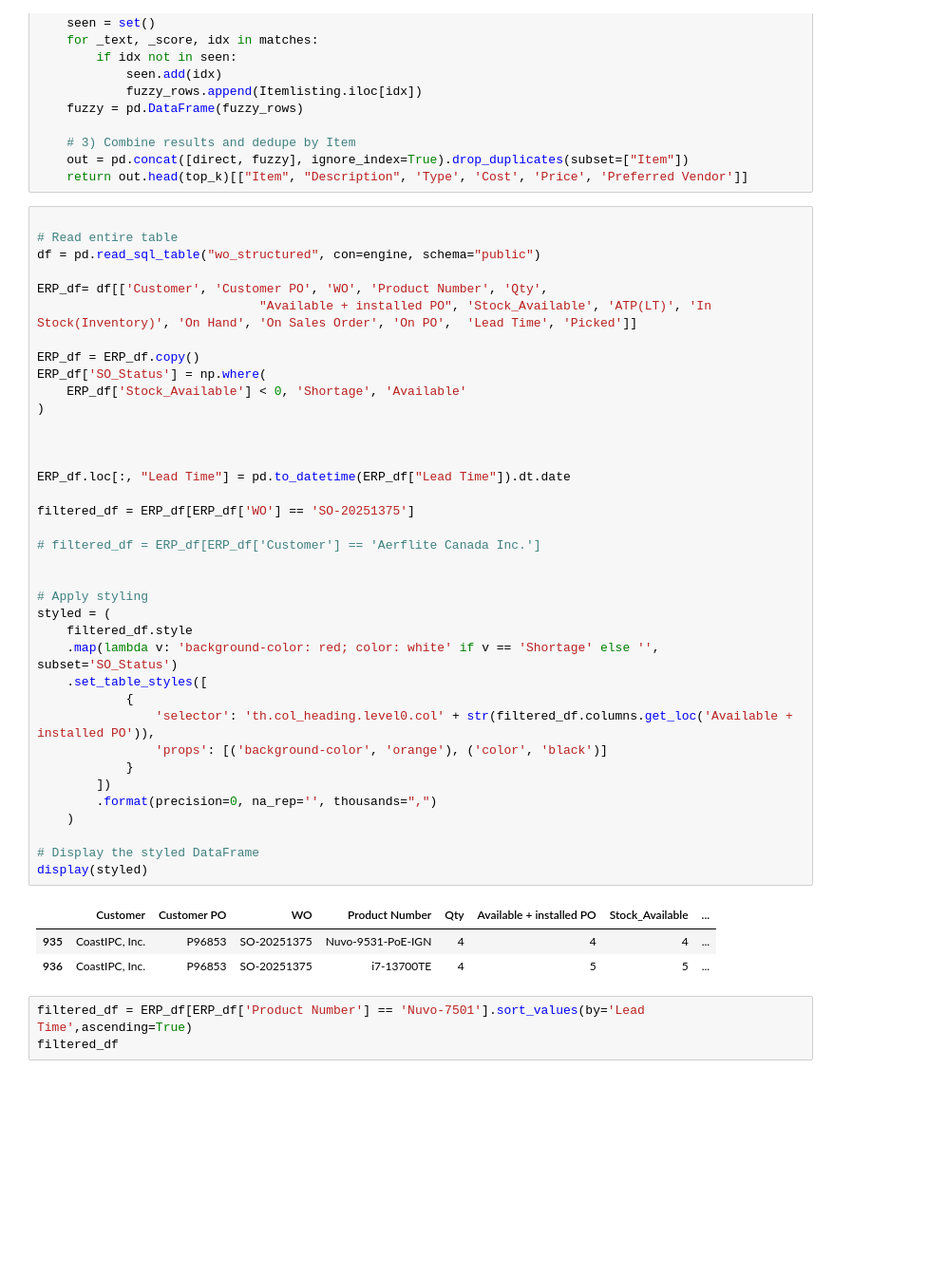
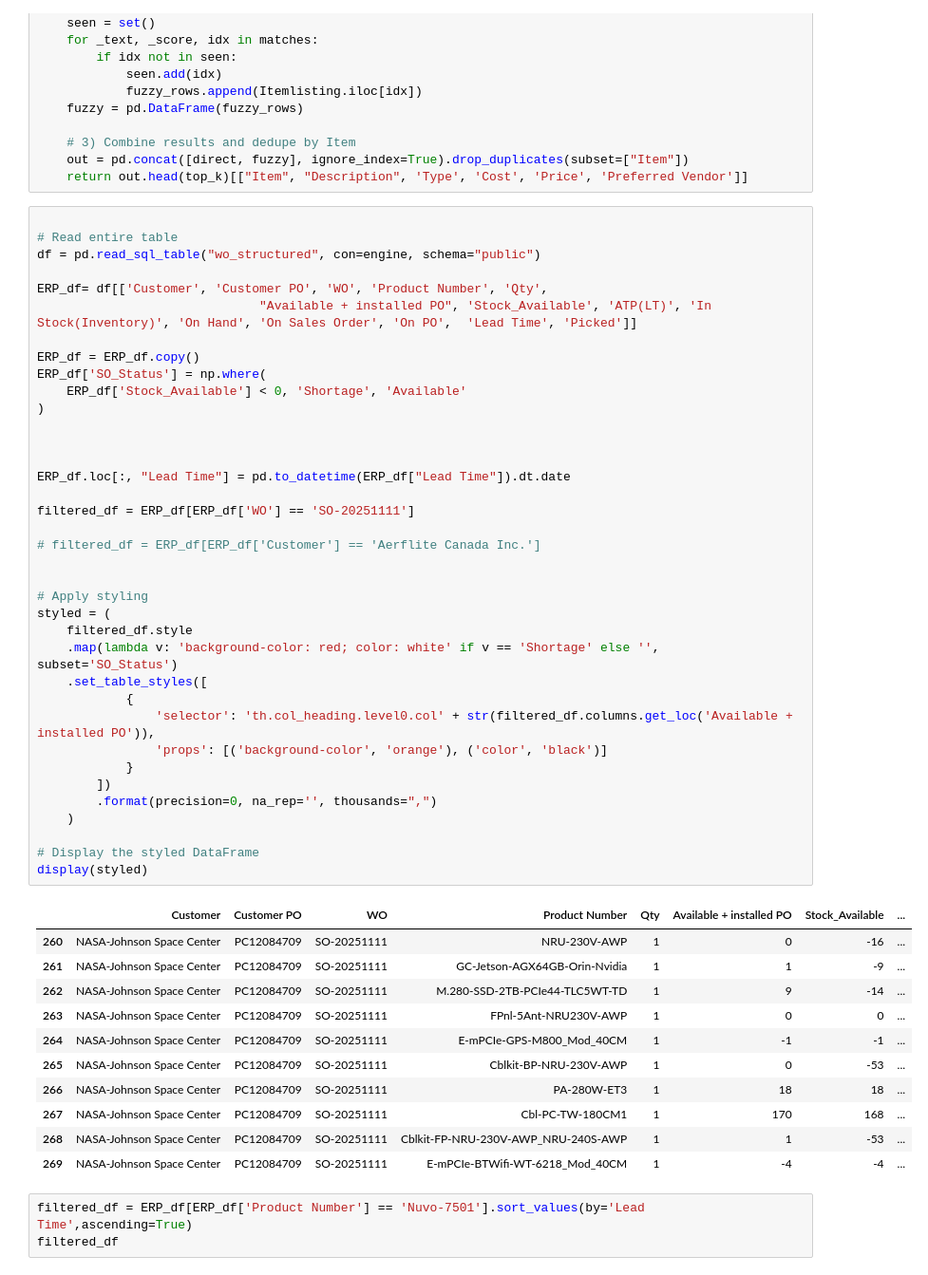
Before and after one commit to playoung2818/ERP_System, a Jupyter notebook: ERP_Dashboard.ipynb, the cells around one changed output. Shown at 95% size. Drawn from its saved outputs; the diff is of its cells as text; blank space fills up the shorter version.

```diff
--- a/ERP_Dashboard.ipynb
+++ b/ERP_Dashboard.ipynb
@@ -68,36 +68,44 @@ ERP_df= df[['Customer', 'Customer PO', 'WO', 'Product Number', 'Qty',
 ERP_df = ERP_df.copy()
 ERP_df['SO_Status'] = np.where(
     ERP_df['Stock_Available'] < 0, 'Shortage', 'Available'
 )
 
 
 
 ERP_df.loc[:, "Lead Time"] = pd.to_datetime(ERP_df["Lead Time"]).dt.date
 
-filtered_df = ERP_df[ERP_df['WO'] == 'SO-20251375']
+filtered_df = ERP_df[ERP_df['WO'] == 'SO-20251111']
 
 # filtered_df = ERP_df[ERP_df['Customer'] == 'Aerflite Canada Inc.']
 
 
 # Apply styling
 styled = (
     filtered_df.style
     .map(lambda v: 'background-color: red; color: white' if v == 'Shortage' else '', subset='SO_Status')
     .set_table_styles([
             {
                 'selector': 'th.col_heading.level0.col' + str(filtered_df.columns.get_loc('Available + installed PO')),
                 'props': [('background-color', 'orange'), ('color', 'black')]
             }
         ])
         .format(precision=0, na_rep='', thousands=",")
     )
 
 # Display the styled DataFrame
 display(styled)
 # %% [output]
 |  | Customer | Customer PO | WO | Product Number | Qty | Available + installed PO | Stock_Available | ... |
-| 935 | CoastIPC, Inc. | P96853 | SO-20251375 | Nuvo-9531-PoE-IGN | 4 | 4 | 4 | ... |
-| 936 | CoastIPC, Inc. | P96853 | SO-20251375 | i7-13700TE | 4 | 5 | 5 | ... |
+| 260 | NASA-Johnson Space Center | PC12084709 | SO-20251111 | NRU-230V-AWP | 1 | 0 | -16 | ... |
+| 261 | NASA-Johnson Space Center | PC12084709 | SO-20251111 | GC-Jetson-AGX64GB-Orin-Nvidia | 1 | 1 | -9 | ... |
+| 262 | NASA-Johnson Space Center | PC12084709 | SO-20251111 | M.280-SSD-2TB-PCIe44-TLC5WT-TD | 1 | 9 | -14 | ... |
+| 263 | NASA-Johnson Space Center | PC12084709 | SO-20251111 | FPnl-5Ant-NRU230V-AWP | 1 | 0 | 0 | ... |
+| 264 | NASA-Johnson Space Center | PC12084709 | SO-20251111 | E-mPCIe-GPS-M800_Mod_40CM | 1 | -1 | -1 | ... |
+| 265 | NASA-Johnson Space Center | PC12084709 | SO-20251111 | Cblkit-BP-NRU-230V-AWP | 1 | 0 | -53 | ... |
+| 266 | NASA-Johnson Space Center | PC12084709 | SO-20251111 | PA-280W-ET3 | 1 | 18 | 18 | ... |
+| 267 | NASA-Johnson Space Center | PC12084709 | SO-20251111 | Cbl-PC-TW-180CM1 | 1 | 170 | 168 | ... |
+| 268 | NASA-Johnson Space Center | PC12084709 | SO-20251111 | Cblkit-FP-NRU-230V-AWP_NRU-240S-AWP | 1 | 1 | -53 | ... |
+| 269 | NASA-Johnson Space Center | PC12084709 | SO-20251111 | E-mPCIe-BTWifi-WT-6218_Mod_40CM | 1 | -4 | -4 | ... |
 # %%
 filtered_df = ERP_df[ERP_df['Product Number'] == 'Nuvo-7501'].sort_values(by='Lead Time',ascending=True)
 filtered_df
```
Also changed, not shown: parts of 2 cells of this notebook, 1 other file.
